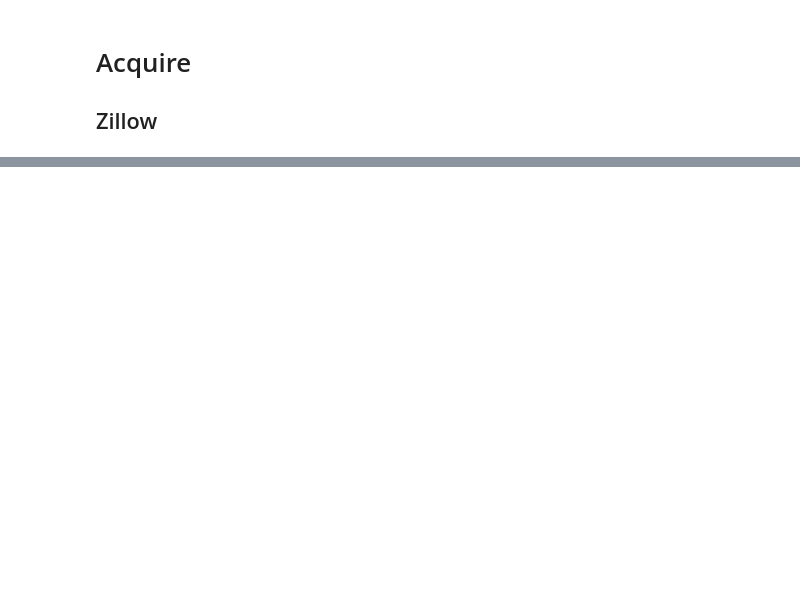
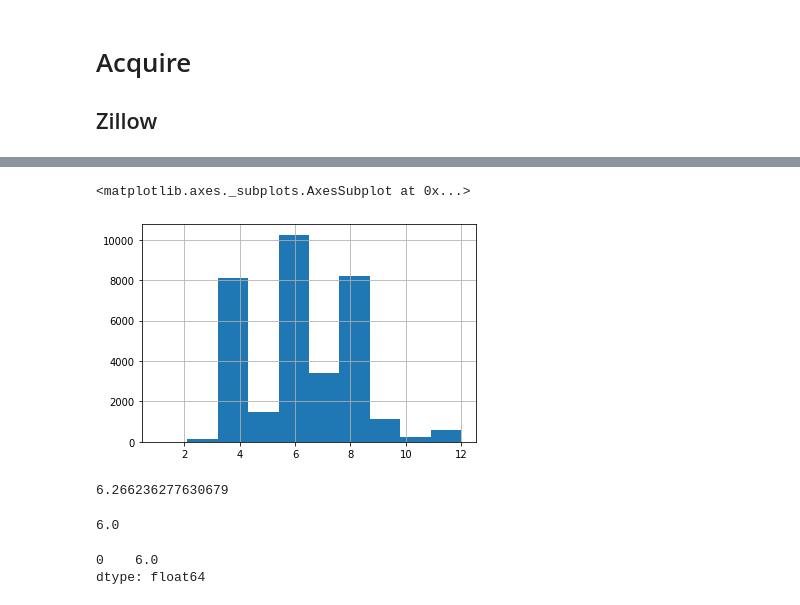
Before and after one commit to aleclhartman/ds-methodologies-exercises, a Jupyter notebook: clustering/zillow.ipynb, the cells around one changed output, grey strips where cells are left out. Drawn from its saved outputs; the diff is of its cells as text; code cells hidden in the pictures; blank space fills up the shorter version.

```diff
--- a/clustering/zillow.ipynb
+++ b/clustering/zillow.ipynb
@@ -110,0 +325,10 @@ missing_rows(df)
+# %%
+def handle_missing_values(df, prop_required_column = .60, prop_required_row = .60):
+    threshold = int(round(prop_required_column*len(df.index),0))
+    df.dropna(axis=1, thresh=threshold, inplace=True)
+    threshold = int(round(prop_required_row*len(df.columns),0))
+    df.dropna(axis=0, thresh=threshold, inplace=True)
+    return df
+# %%
+df = handle_missing_values(df)
+df.shape
@@ -110,0 +375,2 @@ missing_rows(df)
+# %%
+df.heatingorsystemdesc = df.heatingorsystemdesc.fillna("None")
@@ -110,0 +412,3 @@ missing_rows(df)
+# %%
+df = df.drop(columns="propertyzoningdesc")
+df.shape
@@ -110,0 +455,18 @@ missing_rows(df)
+# %%
+df.buildingqualitytypeid.hist(bins=10)
+# %% [output]
+<matplotlib.axes._subplots.AxesSubplot at 0x...>
+[figure, added]
+# %%
+df.buildingqualitytypeid.mean()
+# %% [output]
+6.266236277630679
+# %%
+df.buildingqualitytypeid.median()
+# %% [output]
+6.0
+# %%
+df.buildingqualitytypeid.mode()
+# %% [output]
+0    6.0
+dtype: float64
```
Also changed, not shown: parts of 38 cells of this notebook, 1 other file.
